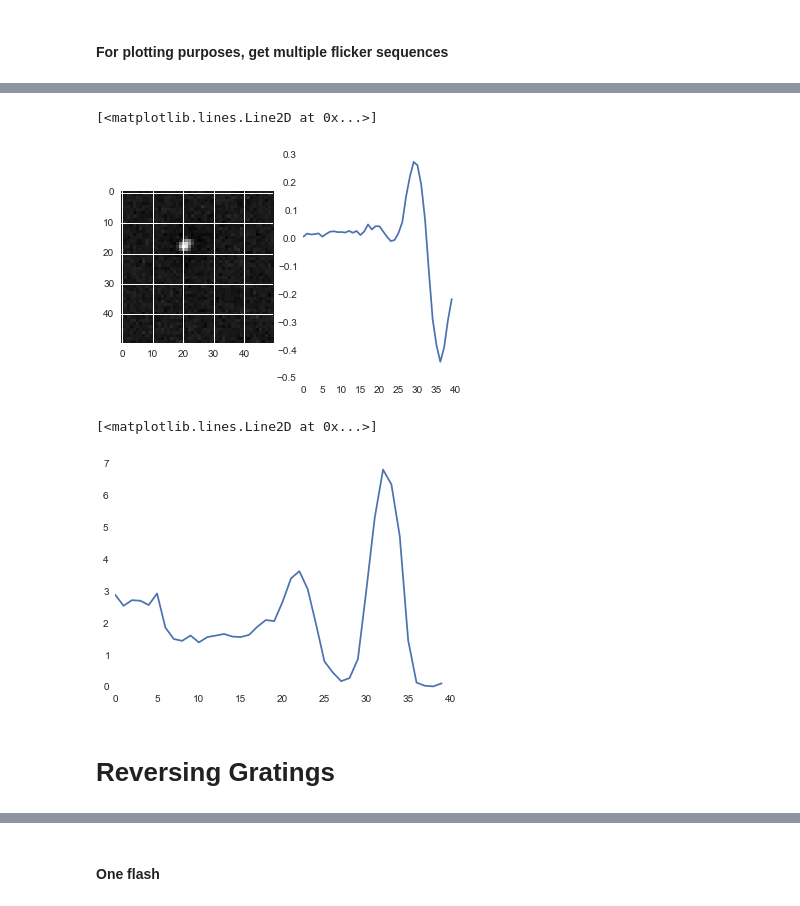
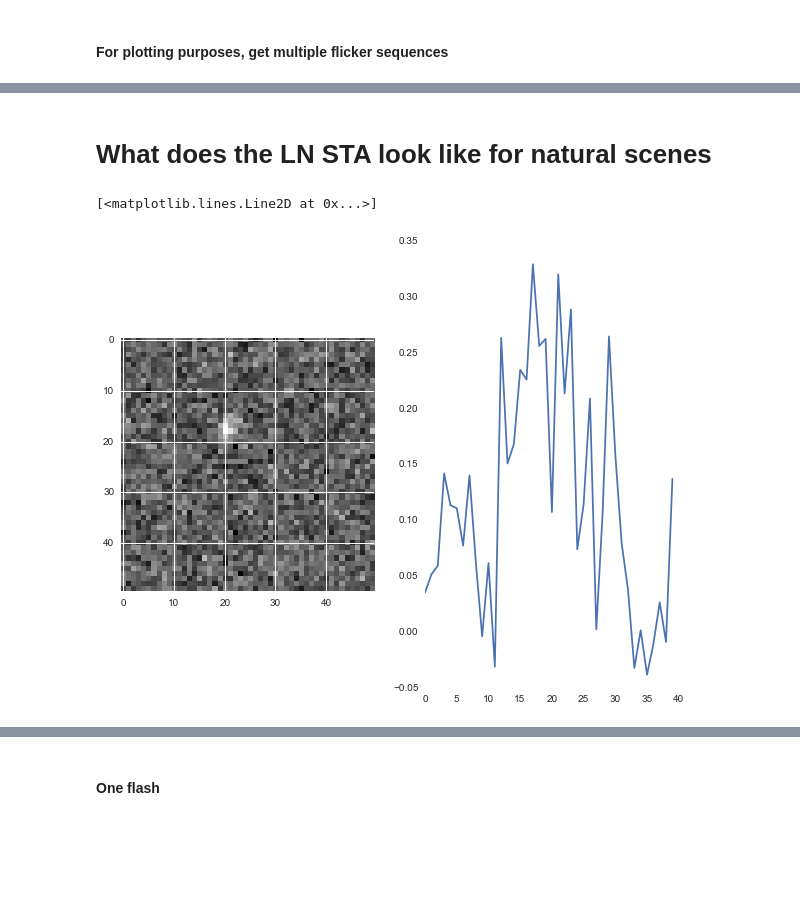
Before and after one commit to baccuslab/deep-retina, a Jupyter notebook: notebooks/Responses Probing Adaptation - Natural Scenes LN Model.ipynb, the cells around one changed output, grey strips where cells are left out. Saved outputs shown, nothing was run; the diff lists cells and outputs as text; code cells hidden in the pictures; blank space fills up the shorter version.

Commit message:
updating notebooks with results from natural scenes LN model

```diff
--- a/notebooks/Responses Probing Adaptation - Natural Scenes LN Model.ipynb
+++ b/notebooks/Responses Probing Adaptation - Natural Scenes LN Model.ipynb
@@ -343,3 +182,5 @@ list(ln_weights)
+# %% [markdown]
+# What does the LN STA look like for natural scenes
 # %%
 ln_1st_layer_output = theano.function([ln_model.layers[0].input],
                                               ln_model.layers[1].get_output(train=False))
@@ -354,11 +195,11 @@ for iteration in range(nsamples):
     ln_sta_subset = np.tensordot(ln_response.T, sample, axes=1)
     ln_sta += ln_sta_subset[0]
 # %%
-space, time = ft.decompose(ln_sta)
+sp, time = ft.decompose(ln_sta)
 plt.subplot(1,2,1)
-plt.imshow(space)
+plt.imshow(sp)
 plt.subplot(1,2,2)
 plt.plot(time)
 # %% [output]
 [<matplotlib.lines.Line2D at 0x...>]
-[figure, old version]
+[figure, new version]
@@ -371,7 +205,0 @@ for i in range(40):
-# %%
-plt.plot(impulse_response)
-# %% [output]
-[<matplotlib.lines.Line2D at 0x...>]
-[figure, removed]
-# %% [markdown]
-# Reversing Gratings
```
Also changed, not shown: parts of 50 cells of this notebook, 1 other file.
